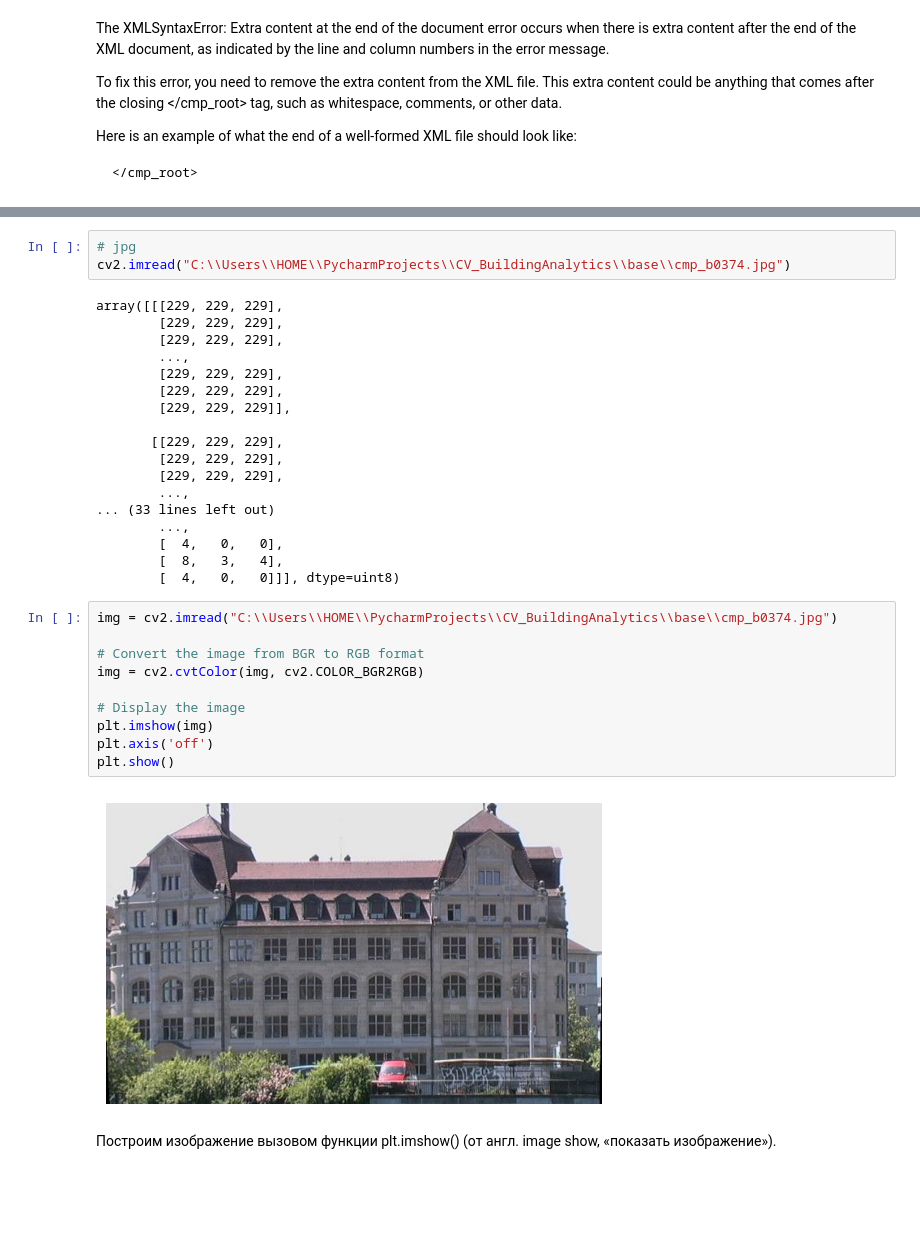
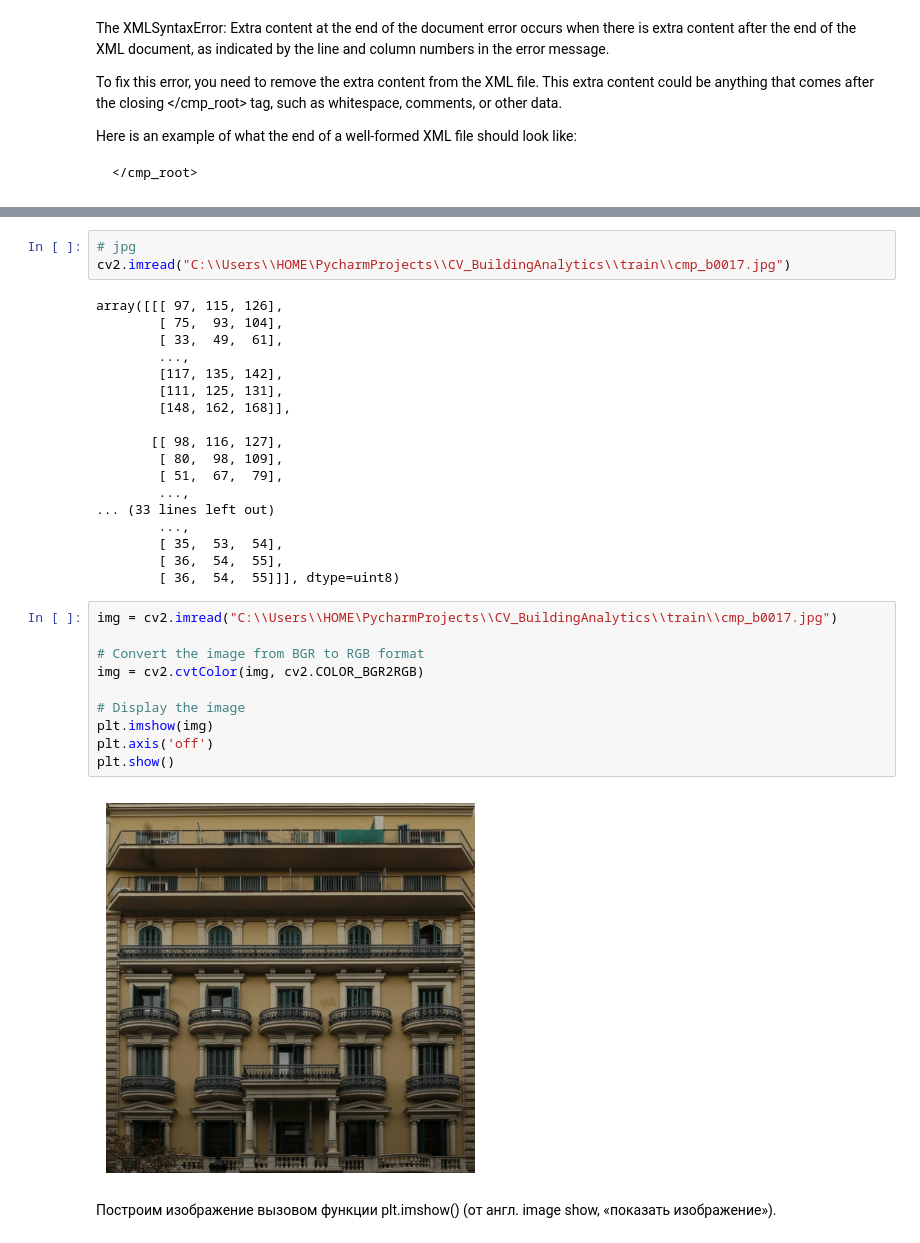
Before and after one commit to ybezginova2016/CV_BuildingAnalytics, a Jupyter notebook: analytics.ipynb, the cells around one changed output, grey strips where cells are left out. Saved outputs shown, nothing was run; the diff lists cells and outputs as text; blank space fills up the shorter version.

```diff
--- a/analytics.ipynb
+++ b/analytics.ipynb
@@ -144,37 +141,37 @@ array([[[170,   0,   0],
         [170,   0,   0]]], dtype=uint8)
 # %%
 # jpg
-cv2.imread("C:\\Users\\HOME\\PycharmProjects\\CV_BuildingAnalytics\\base\\cmp_b0374.jpg")
+cv2.imread("C:\\Users\\HOME\PycharmProjects\\CV_BuildingAnalytics\\train\\cmp_b0017.jpg")
 # %% [output]
-array([[[229, 229, 229],
-        [229, 229, 229],
-        [229, 229, 229],
+array([[[ 97, 115, 126],
+        [ 75,  93, 104],
+        [ 33,  49,  61],
         ...,
-        [229, 229, 229],
-        [229, 229, 229],
-        [229, 229, 229]],
+        [117, 135, 142],
+        [111, 125, 131],
+        [148, 162, 168]],
 
-       [[229, 229, 229],
-        [229, 229, 229],
-        [229, 229, 229],
+       [[ 98, 116, 127],
+        [ 80,  98, 109],
+        [ 51,  67,  79],
         ...,
 ... (33 lines left out)
         ...,
-        [  4,   0,   0],
-        [  8,   3,   4],
-        [  4,   0,   0]]], dtype=uint8)
+        [ 35,  53,  54],
+        [ 36,  54,  55],
+        [ 36,  54,  55]]], dtype=uint8)
 # %%
-img = cv2.imread("C:\\Users\\HOME\\PycharmProjects\\CV_BuildingAnalytics\\base\\cmp_b0374.jpg")
+img = cv2.imread("C:\\Users\\HOME\PycharmProjects\\CV_BuildingAnalytics\\train\\cmp_b0017.jpg")
 
 # Convert the image from BGR to RGB format
 img = cv2.cvtColor(img, cv2.COLOR_BGR2RGB)
 
 # Display the image
 plt.imshow(img)
 plt.axis('off')
 plt.show()
 # %% [output]
-[figure, old version]
+[figure, new version]
 # %% [markdown]
 Построим изображение вызовом функции plt.imshow() (от англ. image show, «показать изображение»).
 # %%
```
Also changed, not shown: parts of 13 cells of this notebook, 11 other files.
